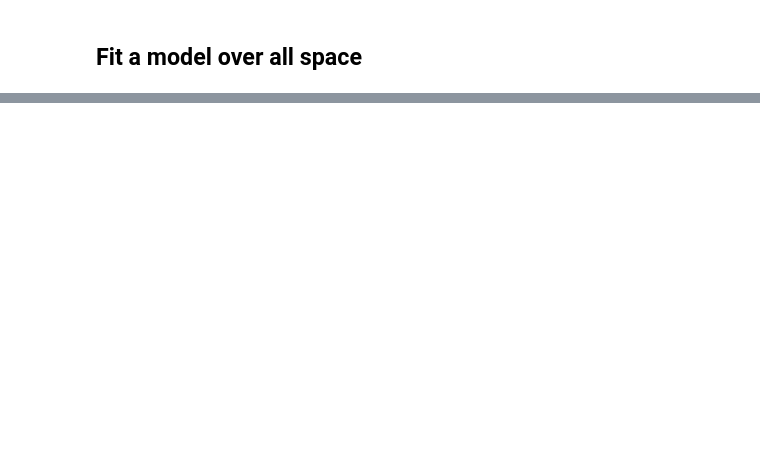
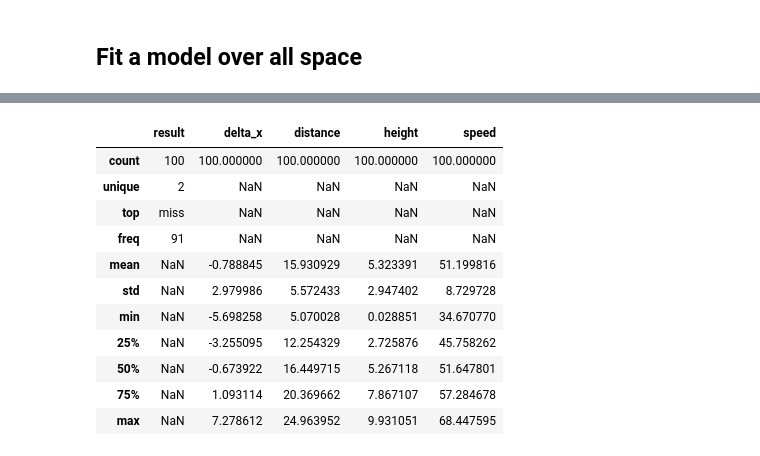
Before and after one commit to StevenCHowell/bball_cannon, a Jupyter notebook: BBall Cannon.ipynb, the cells around one changed output, grey strips where cells are left out. Drawn from its saved outputs; the diff is of its cells as text; code cells hidden in the pictures; blank space fills up the shorter version.

```diff
--- a/BBall Cannon.ipynb
+++ b/BBall Cannon.ipynb
@@ -801,0 +961,3 @@ ModuleNotFoundError: No module named 'sklearn'
+# %%
+test100 = np.random.uniform(l_limit, u_limit, size=(100, 3))
+test100
@@ -801,0 +982,14 @@ ModuleNotFoundError: No module named 'sklearn'
+# %%
+predict100 = model.predict(p2.fit_transform(test100))
+# %%
+results100 = []
+for (dist, height, speed), angle in zip(test100, predict100):
+    c_i = Cannon(dist=dist, height=height, speed=speed)
+    delta_x = c_i.fire(angle)
+    results100.append((c_i.result, delta_x))
+# %%
+test_data = pd.concat([
+    pd.DataFrame(results100, columns = ['result', 'delta_x']),
+    pd.DataFrame(test100, columns=['distance', 'height', 'speed']),
+], axis=1)
+test_data.head()
@@ -801,0 +1003,15 @@ ModuleNotFoundError: No module named 'sklearn'
+# %%
+test_data.describe(include='all')
+# %% [output]
+|  | result | delta_x | distance | height | speed |
+| count | 100 | 100.000000 | 100.000000 | 100.000000 | 100.000000 |
+| unique | 2 | NaN | NaN | NaN | NaN |
+| top | miss | NaN | NaN | NaN | NaN |
+| freq | 91 | NaN | NaN | NaN | NaN |
+| mean | NaN | -0.788845 | 15.930929 | 5.323391 | 51.199816 |
+| std | NaN | 2.979986 | 5.572433 | 2.947402 | 8.729728 |
+| min | NaN | -5.698258 | 5.070028 | 0.028851 | 34.670770 |
+| 25% | NaN | -3.255095 | 12.254329 | 2.725876 | 45.758262 |
+| 50% | NaN | -0.673922 | 16.449715 | 5.267118 | 51.647801 |
+| 75% | NaN | 1.093114 | 20.369662 | 7.867107 | 57.284678 |
+| max | NaN | 7.278612 | 24.963952 | 9.931051 | 68.447595 |
```
Also changed, not shown: parts of 29 cells of this notebook.
